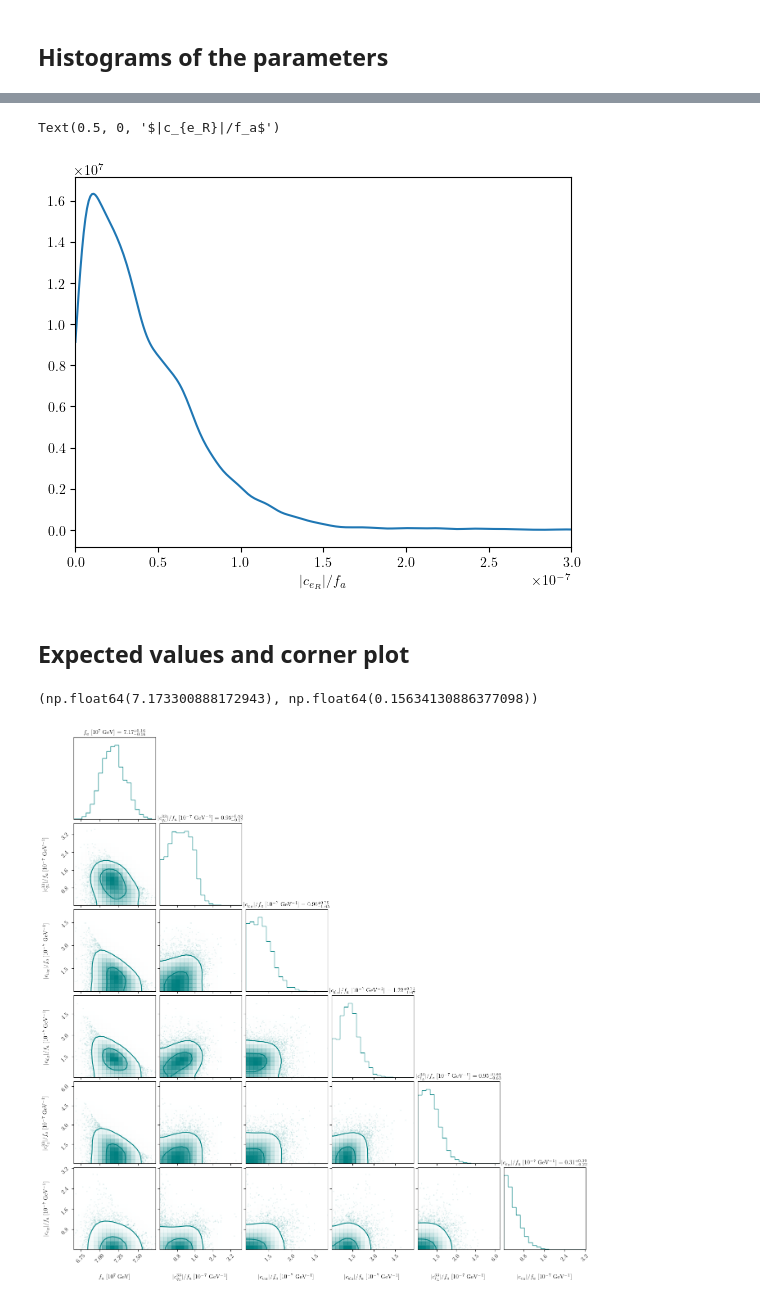
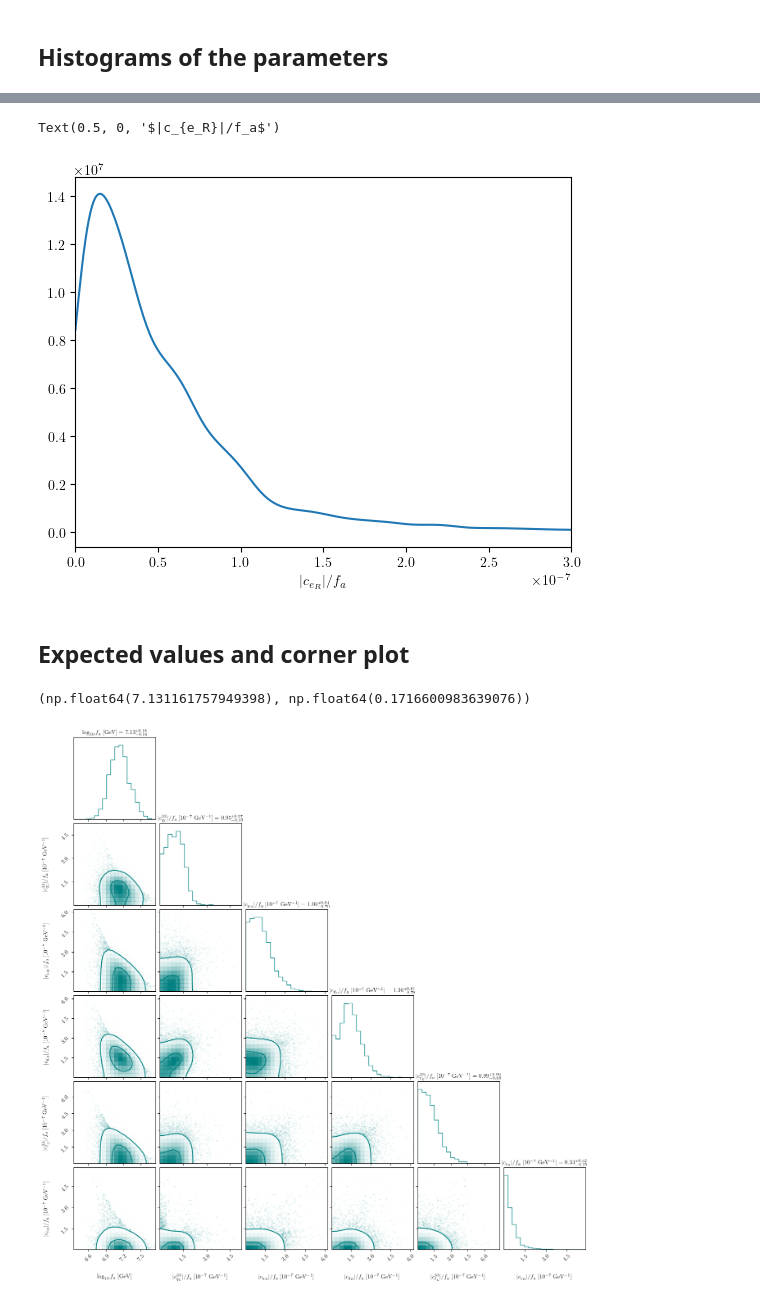
Before and after one commit to Jorge-Alda/comcha_tutorial, a Jupyter notebook: 04_sampling.ipynb, the cells around one changed output, grey strips where cells are left out. Saved outputs shown, nothing was run; the diff lists cells and outputs as text; code cells hidden in the pictures.

```diff
--- a/04_sampling.ipynb
+++ b/04_sampling.ipynb
@@ -37,7 +37,8 @@ def penalty(x): # Uninformative priors: hard constraints outside the allowed reg
 def log_posterior(x):
     log_lh = -0.5*xgb_reg(x)[0] # Likelihood
     log_priors =  - (x[0] -7.5)**2/(2*0.2**2) # Informative prior log(f_a) = 7.5 +- 0.2
-    return log_lh + log_priors - penalty(x), log_lh
+    log_p = log_lh + log_priors - penalty(x), log_lh
+    return log_p
 # %%
 nwalkers = 50
 
@@ -50,8 +51,8 @@ X = df[['log_fa', 'cqL33/fa', 'cuR/fa', 'cdR/fa', 'clL33/fa', 'ceR/fa']]
 # %% [markdown]
 ## Finding the autocorrelation time
 # %%
-sampler = emcee.EnsembleSampler(nwalkers, len(X.columns), log_posterior, #a=1.2,
-                                moves=[(emcee.moves.DEMove(), 0.8), (emcee.moves.DESnookerMove(), 0.2)],
+sampler = emcee.EnsembleSampler(nwalkers, len(X.columns), log_posterior, a=1.2,
+                                moves=[(emcee.moves.DEMove(), 0.95), (emcee.moves.DESnookerMove(), 0.05)],
                                 blobs_dtype=np.float32)
 # %%
 max_n = 50000
@@ -162,7 +163,7 @@ plt.xlim(0, 3e-7)
 plt.xlabel(r'$|c_{e_R}|/f_a$')
 # %% [output]
 Text(0.5, 0, '$|c_{e_R}|/f_a$')
-[figure, old version]
+[figure, new version]
 # %% [markdown]
 ## Expected values and corner plot
 # %%
@@ -170,33 +171,33 @@ logfa_mean = np.mean(samples[:,0])
 logfa_var = np.mean((samples[:,0] - logfa_mean)**2)
 logfa_mean, np.sqrt(logfa_var)
 # %% [output]
-(np.float64(7.173300888172943), np.float64(0.15634130886377098))
+(np.float64(7.131161757949398), np.float64(0.1716600983639076))
 # %%
 z0 = samples[:, 0]
-z1 = np.abs((samples[:,1]))*1e7#*10**(samples[:,0])
-z2 = np.abs((samples[:,2]))*1e7#*10**(samples[:,0])
-z3 = np.abs((samples[:,3]))*1e7#*10**(samples[:,0])
-z4 = np.abs((samples[:,4]))*1e7#*10**(samples[:,0])
-z5 = np.abs((samples[:,5]))*1e7#*10**(samples[:,0])
+z1 = np.abs((samples[:,1]))*1e7
+z2 = np.abs((samples[:,2]))*1e7
+z3 = np.abs((samples[:,3]))*1e7
+z4 = np.abs((samples[:,4]))*1e7
+z5 = np.abs((samples[:,5]))*1e7
 
 samples_corner = np.vstack([z0, z1, z2, z3, z4, z5]).T
 
 _ = corner.corner(
     samples_corner,
     levels=[0.393, 0.864], #1-sigma and 2-sigma for 2D gaussian
     labels=[
-        r"$f_a$ [$10^7$ GeV]",
+        r"$\log_{10} f_a$ [GeV]",
         r"$|c_{q_L}^{33}|/f_a$ [$10^{-7}$ GeV$^{-1}$]",
         r"$|c_{u_R}|/f_a$ [$10^{-7}$ GeV$^{-1}$]",
         r"$|c_{d_R}|/f_a$ [$10^{-7}$ GeV$^{-1}$]",
         r"$|c_{\ell_L}^{33}|/f_a$ [$10^{-7}$ GeV$^{-1}$]",
         r"$|c_{e_R}|/f_a$ [$10^{-7}$ GeV$^{-1}$]"
     ],
     color='teal',
     smooth=1.5,
     show_titles=True,
     #plot_datapoints=False,
     title_kwargs = {'fontsize': 10}
 )
 # %% [output]
-[figure, old version]
+[figure, new version]
```
Also changed, not shown: parts of 10 cells of this notebook, 4 other files.
